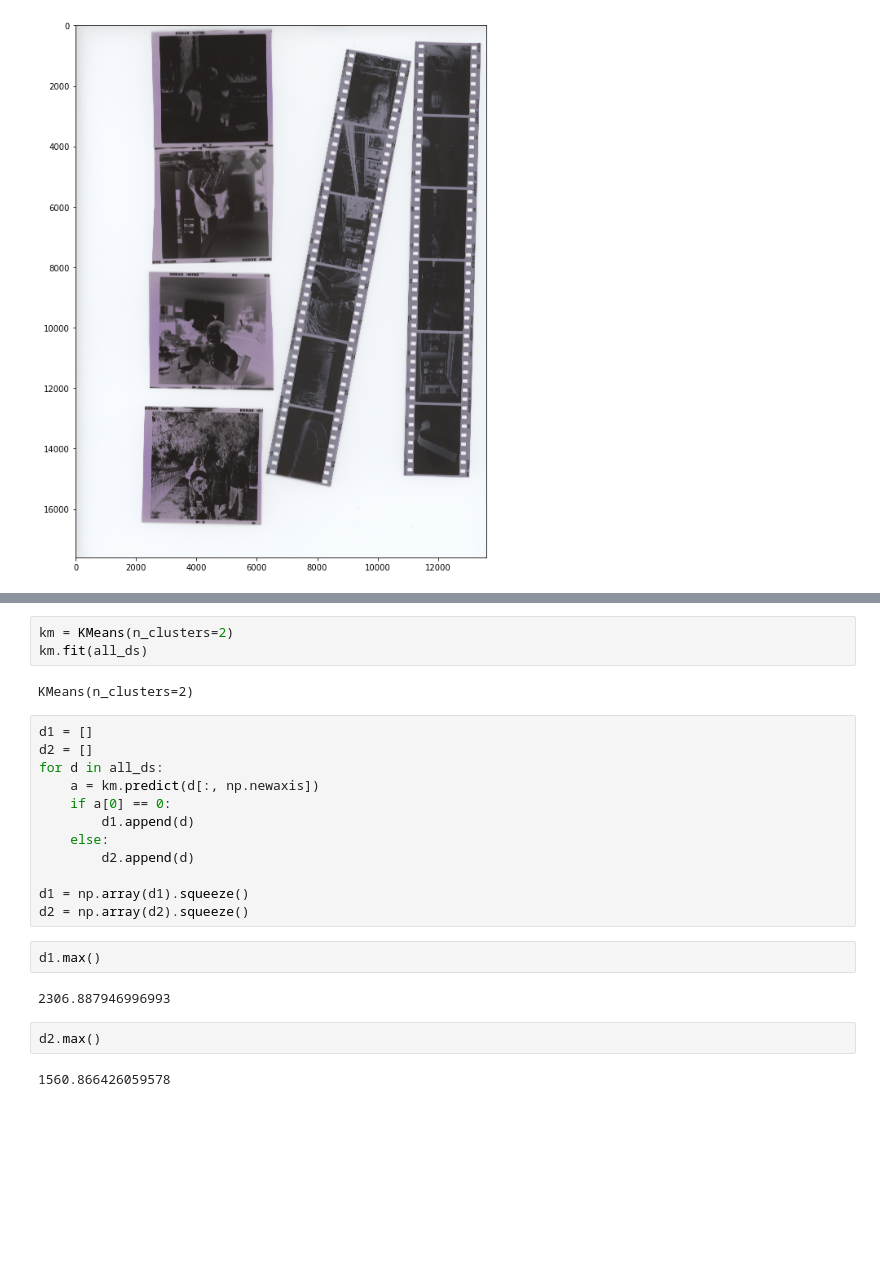
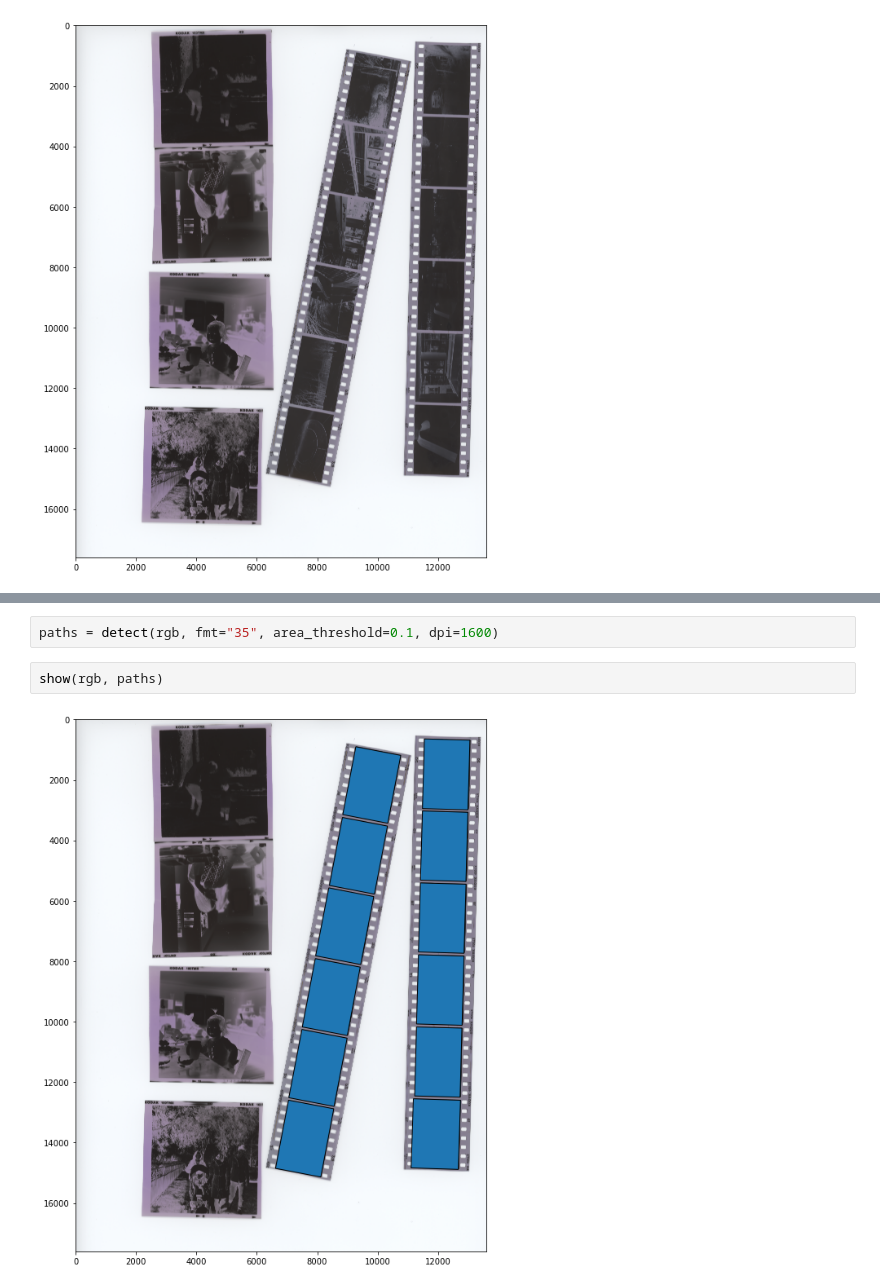
Before and after one commit to danielsuo/photo, a Jupyter notebook: notebooks/2021-01-19 detect frame.ipynb, the cells around one changed output, grey strips where cells are left out. Cells and saved outputs as stored; diff of their text form; blank space fills up the shorter version.

```diff
--- a/notebooks/2021-01-19 detect frame.ipynb
+++ b/notebooks/2021-01-19 detect frame.ipynb
@@ -238,25 +34,6 @@ all_ds = np.array(all_ds)[:, np.newaxis]
-# %%
-km = KMeans(n_clusters=2)
-km.fit(all_ds)
-# %% [output]
-KMeans(n_clusters=2)
-# %%
-d1 = []
-d2 = []
-for d in all_ds:
-    a = km.predict(d[:, np.newaxis])
-    if a[0] == 0:
-        d1.append(d)
-    else:
-        d2.append(d)
-
-d1 = np.array(d1).squeeze()
-d2 = np.array(d2).squeeze()
-# %%
-d1.max()
-# %% [output]
-2306.887946996993
-# %%
-d2.max()
-# %% [output]
-1560.866426059578
+# %%
+paths = detect(rgb, fmt="35", area_threshold=0.1, dpi=1600)
+# %%
+show(rgb, paths)
+# %% [output]
+[figure, added]
```
Also changed, not shown: parts of 33 cells of this notebook, 2 other files.
